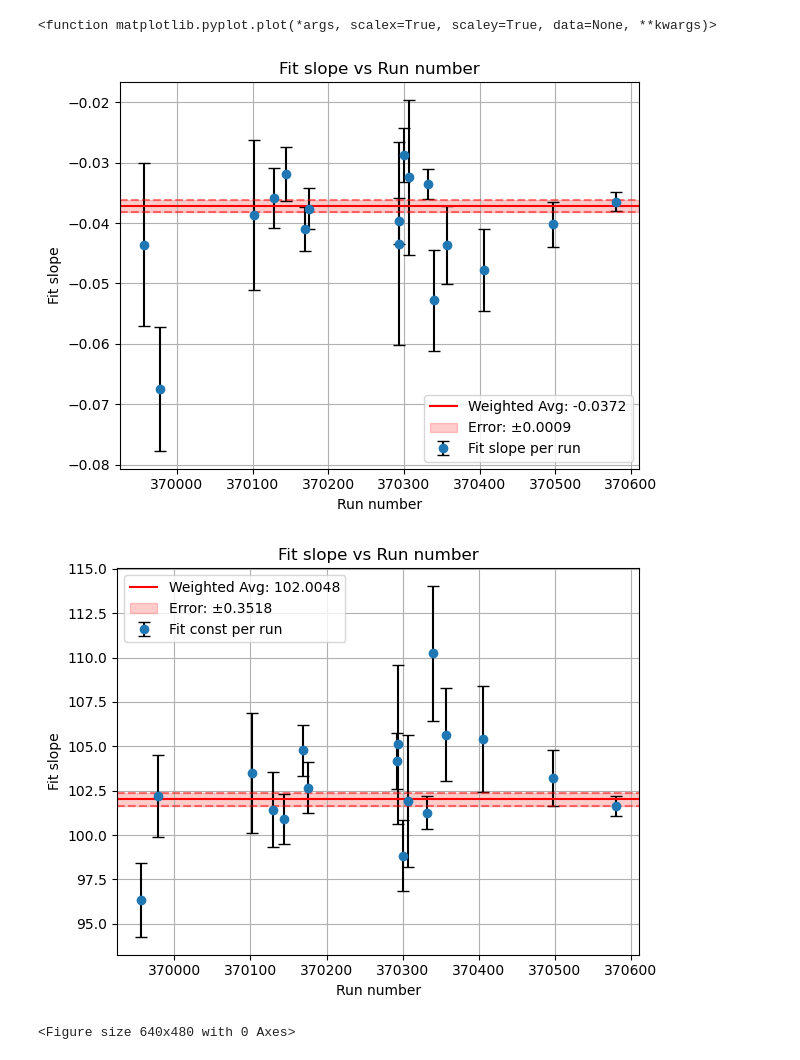
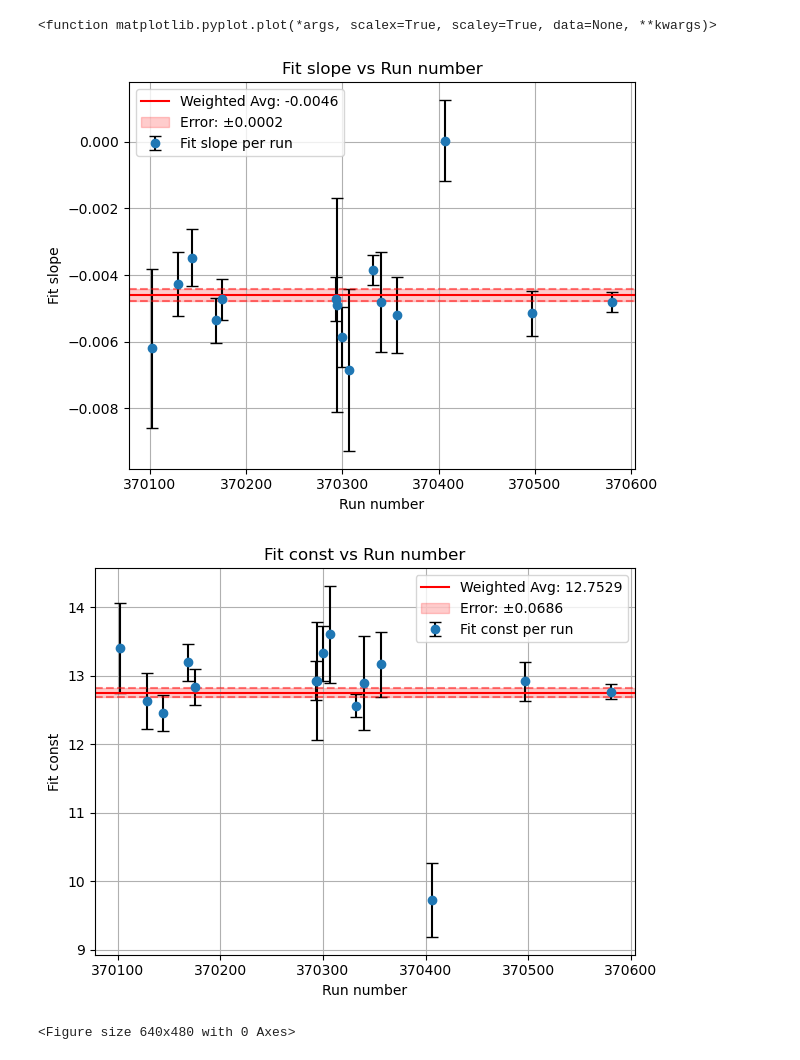
Before and after one commit to Nimmitha/cmssw, a Jupyter notebook: ZmmJmmAnalyzer/scripts/plot_ratios/plot_ratios.ipynb, the cells around one changed output. Saved outputs shown, nothing was run; the diff lists cells and outputs as text; code cells hidden in the pictures.

```diff
--- a/ZmmJmmAnalyzer/scripts/plot_ratios/plot_ratios.ipynb
+++ b/ZmmJmmAnalyzer/scripts/plot_ratios/plot_ratios.ipynb
@@ -14,6 +15,6 @@ Welcome to JupyROOT 6.26/10
 # %%
 # Step 1: Read ROOT file and apply cuts
-cuts = {"B_J1_mass": (2.7, 3.5), "B_Mu1_pt": (7, None), "B_Mu2_pt": (7, None)}  # Apply J/ψ mass cut
+cuts = {"B_J1_mass": (2.7, 3.5), "B_Mu1_pt": (7, None), "B_Mu2_pt": (70, None), "Run": (370092, None)}
 # root_file_path = "../preselection/parkingDoubleMuonLowMass/2023/PDMLM0_mm_2023D_v1_HLT_Dimuon0_Jpsi3p5_Muon2_v9.root"
 root_file_path = "../../preselection/parkingDoubleMuonLowMass/2023/v2/PDMLM_mm_2023D_v2.root"
 run, lumiblock, mass = read_root_file(root_file_path, cuts)
@@ -221,44 +221,43 @@ plt.title('Fit slope vs Run number')
 plt.grid(True)
 plt.tight_layout()
 plt.legend()
-plt.savefig('summary.png')
+plt.savefig('summary_slope.png')
 
 plt.figure()
 plt.errorbar(
     summary_df['fit_run'],
     summary_df['fit_const'],
     yerr=summary_df['fit_const_err'],
     fmt='o',
     ecolor='black',
     capsize=4,
     label='Fit const per run'
 )
 # Add the weighted average as a horizontal line
 plt.axhline(y=avg_const, color='r', linestyle='-', label=f'Weighted Avg: {avg_const:.4f}')
 
 # Add horizontal lines for the error bounds (optional)
 plt.axhline(y=avg_const+avg_const_err, color='r', linestyle='--', alpha=0.5)
 plt.axhline(y=avg_const-avg_const_err, color='r', linestyle='--', alpha=0.5)
 
 # Add shaded error region (alternative to dashed lines)
 plt.axhspan(avg_const-avg_const_err, avg_const+avg_const_err,
             alpha=0.2, color='r', label=f'Error: ±{avg_const_err:.4f}')
 
 plt.xlabel('Run number')
-plt.ylabel('Fit slope')
-plt.title('Fit slope vs Run number')
+plt.ylabel('Fit const')
+plt.title('Fit const vs Run number')
 plt.grid(True)
 plt.tight_layout()
 plt.legend()
-plt.savefig('summary.png')
-
+plt.savefig('summary_const.png')
 
 plt.figure()
 plt.plot
 # %% [output]
 <function matplotlib.pyplot.plot(*args, scalex=True, scaley=True, data=None, **kwargs)>
-[figure, old version]
+[figure, new version]
-[figure, old version]
+[figure, new version]
 <Figure size 640x480 with 0 Axes>
 # %%
 plt.errorbar(fit_slope, fit_const,
```
Also changed, not shown: parts of 16 cells of this notebook, 6 other files.
